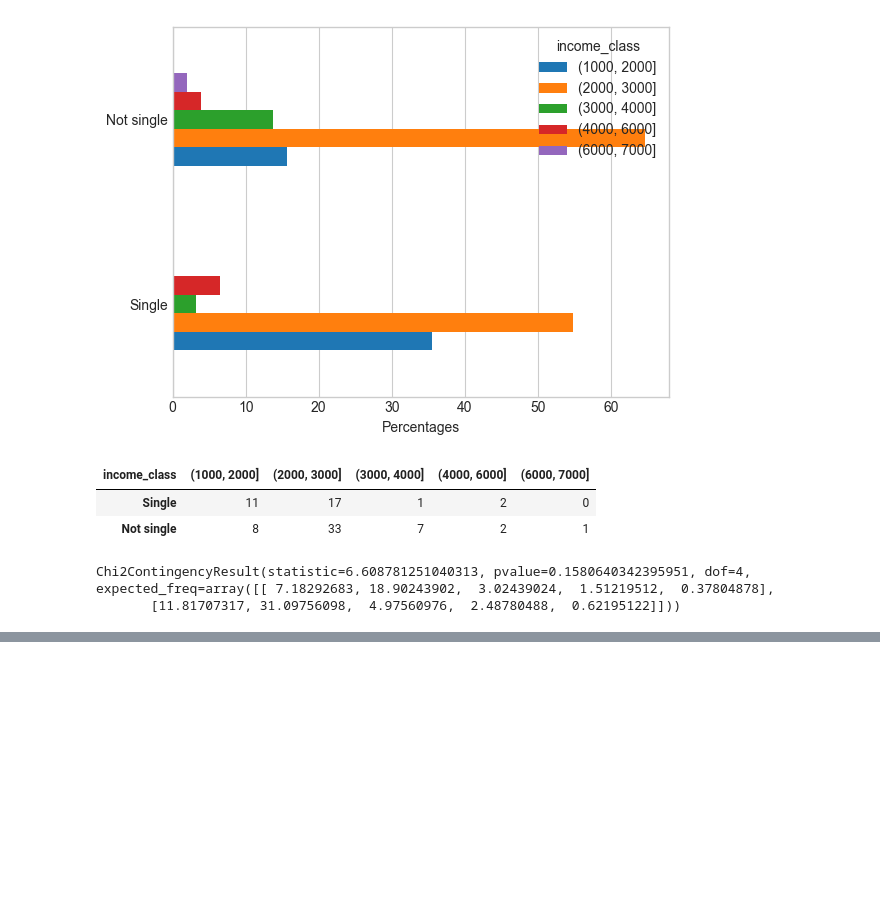
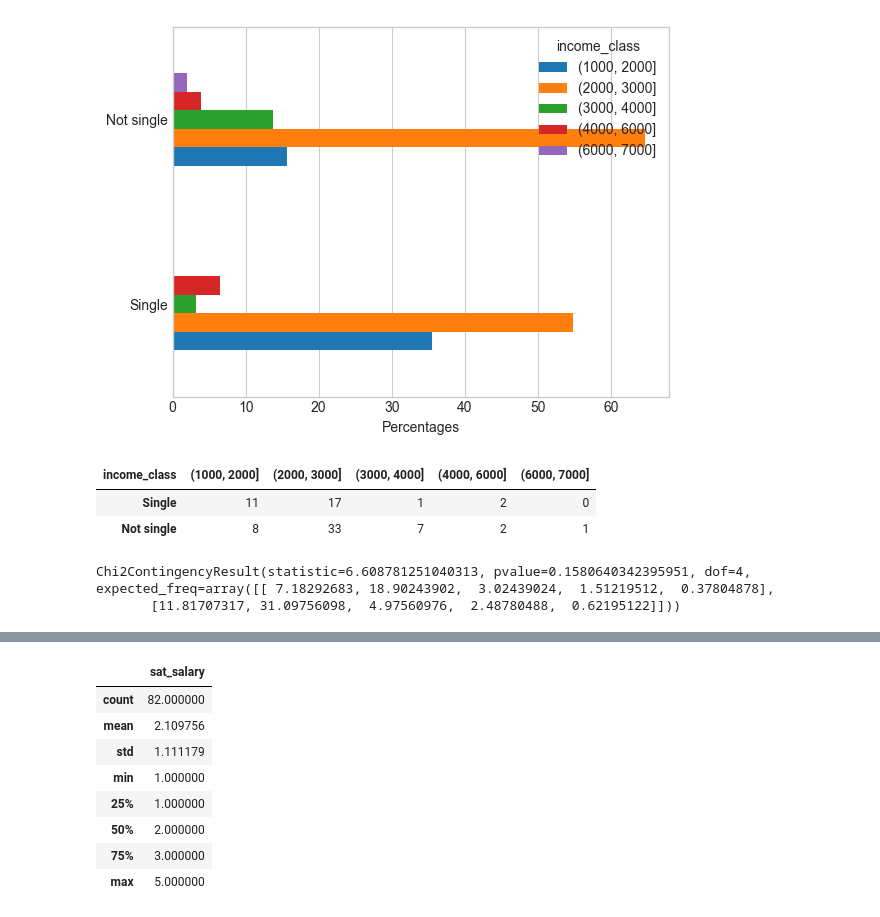
Before and after one commit to KatieRJ/BigDataProject, a Jupyter notebook: Family&Salary.ipynb, the cells around one changed output, grey strips where cells are left out. Drawn from its saved outputs; the diff is of its cells as text; code cells hidden in the pictures; blank space fills up the shorter version.

```diff
--- a/Family&Salary.ipynb
+++ b/Family&Salary.ipynb
@@ -256,0 +266,12 @@ Chi2ContingencyResult(statistic=6.608781251040313, pvalue=0.1580640342395951, do
+# %%
+df[['sat_salary']].describe()
+# %% [output]
+|  | sat_salary |
+| count | 82.000000 |
+| mean | 2.109756 |
+| std | 1.111179 |
+| min | 1.000000 |
+| 25% | 1.000000 |
+| 50% | 2.000000 |
+| 75% | 3.000000 |
+| max | 5.000000 |
```
Also changed, not shown: parts of 12 cells of this notebook, 1 other file.
